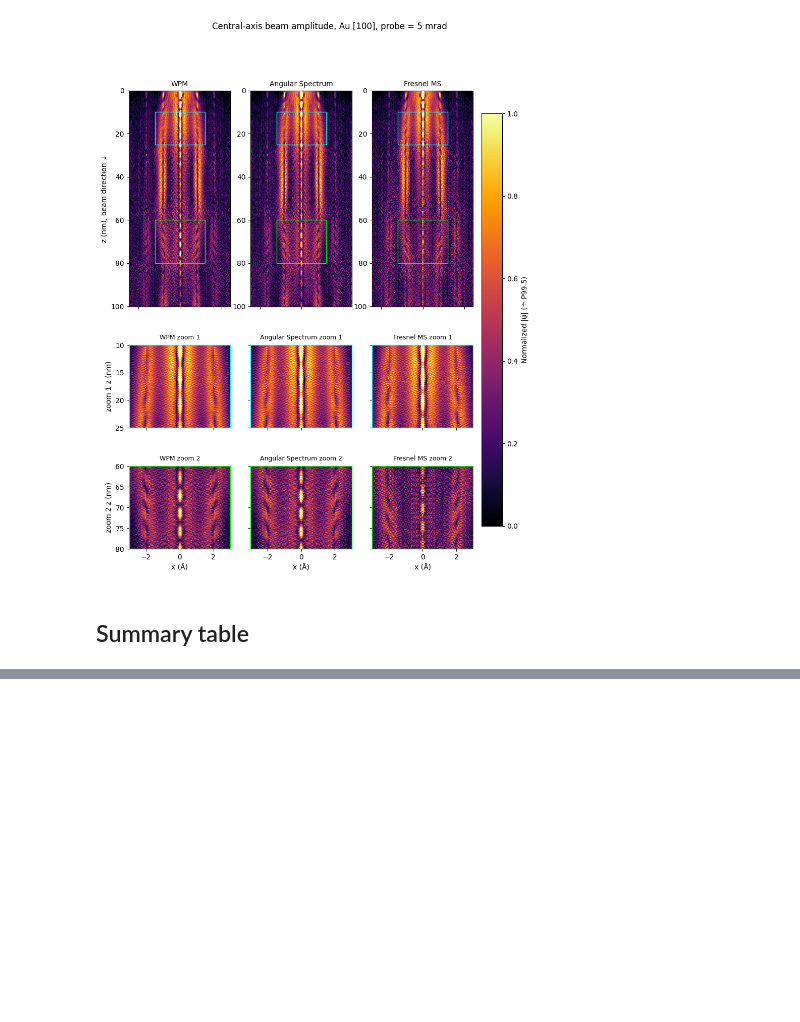
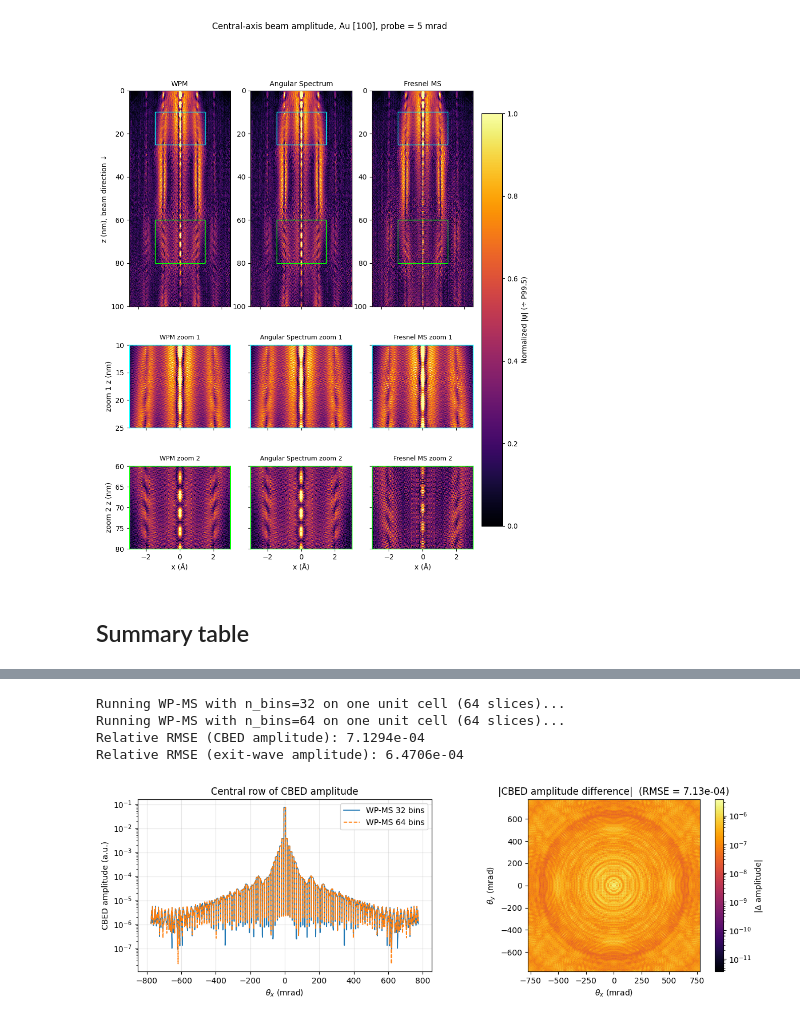
Before and after one commit to DavidLanders95/WideAnglePropagation, a Jupyter notebook: notebooks/cbed/03_convergent_probe_au.ipynb, the cells around one changed output, grey strips where cells are left out. Cells and saved outputs as stored; diff of their text form; code cells hidden in the pictures; blank space fills up the shorter version.

```diff
--- a/notebooks/cbed/03_convergent_probe_au.ipynb
+++ b/notebooks/cbed/03_convergent_probe_au.ipynb
@@ -249,6 +220,16 @@ Nyquist scattering angle ≈ 775.5 mrad
 Sum the one-cell test potential along the beam direction to see the atomic columns.
 # %%
 # Project the test potential along z (sum over slices, scaled by dz).
+if pot_test_cell is None:
+    print("Rebuilding test one-cell potential for projected-potential plot...")
+    pot_test_abtem = abtem.Potential(
+        unit_supercell, gpts=gpts, slice_thickness=dz_test,
+        projection="finite", parametrization="lobato",
+    )
+    pot_test_cell = jnp.array(cupy.asnumpy(pot_test_abtem.build(lazy=False).array) / dz_test)
+    del pot_test_abtem
+    cupy.get_default_memory_pool().free_all_blocks()
+
 proj_pot = np.asarray(pot_test_cell).sum(axis=0) * dz_test  # eV·Å  (projected potential)
 
 extent_xy_A = [0, nx_rep * unit_cell.cell.lengths()[0],
@@ -502,7 +436,7 @@ if SAVE_RESULTS_NPZ:
     arrays_to_save = {
         "thickness_nm": cbed_results["thickness_nm"],
         "probe_angles_mrad": PROBE_ANGLES_MRAD,
-        "method_names": np.array(method_names, dtype=object),
+        "method_names": np.array(all_method_names, dtype=object),
         "gpts": np.array(gpts),
         "sampling_A": np.array(sampling),
         "metadata": np.array([cbed_results["metadata"]], dtype=object),
@@ -510,14 +444,11 @@ if SAVE_RESULTS_NPZ:
     }
     for alpha, angle_results in cbed_results["angles"].items():
         angle_key = f"angle_{alpha:.0f}mrad"
-        for method in method_names:
+        for method in all_method_names:
             method_key = method.lower().replace(" ", "_")
-            arrays_to_save[f"{angle_key}_{method_key}_rel_l2"] = angle_results["rel_l2"][method]
+            arrays_to_save[f"{angle_key}_{method_key}_rel_l2"] = angle_results["rel_l2"].get(method, np.array([]))
             arrays_to_save[f"{angle_key}_{method_key}_runtime_s"] = angle_results["runtime_s"][method]
             arrays_to_save[f"{angle_key}_{method_key}_final_pattern"] = angle_results["final_patterns"][method]
-        if RUN_ODE:
-            arrays_to_save[f"{angle_key}_kg_ode_runtime_s"] = angle_results["runtime_s"]["KG ODE"]
-            arrays_to_save[f"{angle_key}_kg_ode_final_pattern"] = angle_results["final_patterns"]["KG ODE"]
 
     np.savez_compressed(output_path, **arrays_to_save)
     print(f"Saved compact results -> {output_path}")
@@ -1306,0 +1120,54 @@ Angle (mrad)             Method Final Rel RMSE  Mean runtime/cell (s)
+# %%
+# Quick convergence check: run WPM with 32 and 64 bins on one unit cell.
+probe = make_convergent_probe(PROBE_ANGLES_MRAD[0], ny_g, nx_g, sampling[0], sampling[1], wavelength)
+
+wave_32 = probe
+wave_64 = probe
+
+print(f"Running WP-MS with n_bins=32 on one unit cell ({TEST_SLICES_PER_CELL} slices)...")
+wave_32, _, _ = simulate_wpm(pot_test_cell, wave_32, dz_test, energy, sampling, n_bins=32)
+
+print(f"Running WP-MS with n_bins=64 on one unit cell ({TEST_SLICES_PER_CELL} slices)...")
+wave_64, _, _ = simulate_wpm(pot_test_cell, wave_64, dz_test, energy, sampling, n_bins=64)
+
+dp_32 = diffraction_pattern(wave_32)
+dp_64 = diffraction_pattern(wave_64)
+amp_32 = cbed_amplitude(dp_32)
+amp_64 = cbed_amplitude(dp_64)
+
+rmse_amplitude = relative_rmse(amp_32, amp_64)
+rmse_exit = relative_rmse(np.abs(np.asarray(wave_32)), np.abs(np.asarray(wave_64)))
+
+print(f"Relative RMSE (CBED amplitude): {rmse_amplitude:.4e}")
+print(f"Relative RMSE (exit-wave amplitude): {rmse_exit:.4e}")
+
+# Quick visual check: central row of the CBED amplitude.
+theta_y, theta_x = diffraction_angle_axes_mrad(ny_g, nx_g, sampling[0], sampling[1], wavelength)
+centre_row = ny_g // 2
+
+fig, (ax1, ax2) = plt.subplots(1, 2, figsize=(12, 4))
+ax1.semilogy(theta_x, amp_32[centre_row, :], label="WP-MS 32 bins", linewidth=1.2)
+ax1.semilogy(theta_x, amp_64[centre_row, :], label="WP-MS 64 bins", linewidth=1.2, linestyle="--")
+ax1.set_xlabel(r"$\theta_x$ (mrad)")
+ax1.set_ylabel("CBED amplitude (a.u.)")
+ax1.set_title("Central row of CBED amplitude")
+ax1.legend()
+ax1.grid(True, alpha=0.3)
+
+# Difference map.
+diff = np.abs(amp_32 - amp_64)
+im = ax2.imshow(diff, origin="lower", extent=[theta_x[0], theta_x[-1], theta_y[0], theta_y[-1]],
+                cmap="inferno", norm=LogNorm(vmin=max(diff.max()*1e-6, 1e-16), vmax=diff.max()))
+ax2.set_xlabel(r"$\theta_x$ (mrad)")
+ax2.set_ylabel(r"$\theta_y$ (mrad)")
+ax2.set_title(f"|CBED amplitude difference|  (RMSE = {rmse_amplitude:.2e})")
+plt.colorbar(im, ax=ax2, label="|Δ amplitude|")
+
+plt.tight_layout()
+plt.show()
+# %% [output]
+Running WP-MS with n_bins=32 on one unit cell (64 slices)...
+Running WP-MS with n_bins=64 on one unit cell (64 slices)...
+Relative RMSE (CBED amplitude): 7.1294e-04
+Relative RMSE (exit-wave amplitude): 6.4706e-04
+[figure, added]
```
Also changed, not shown: parts of 14 cells of this notebook, 16 other files.
